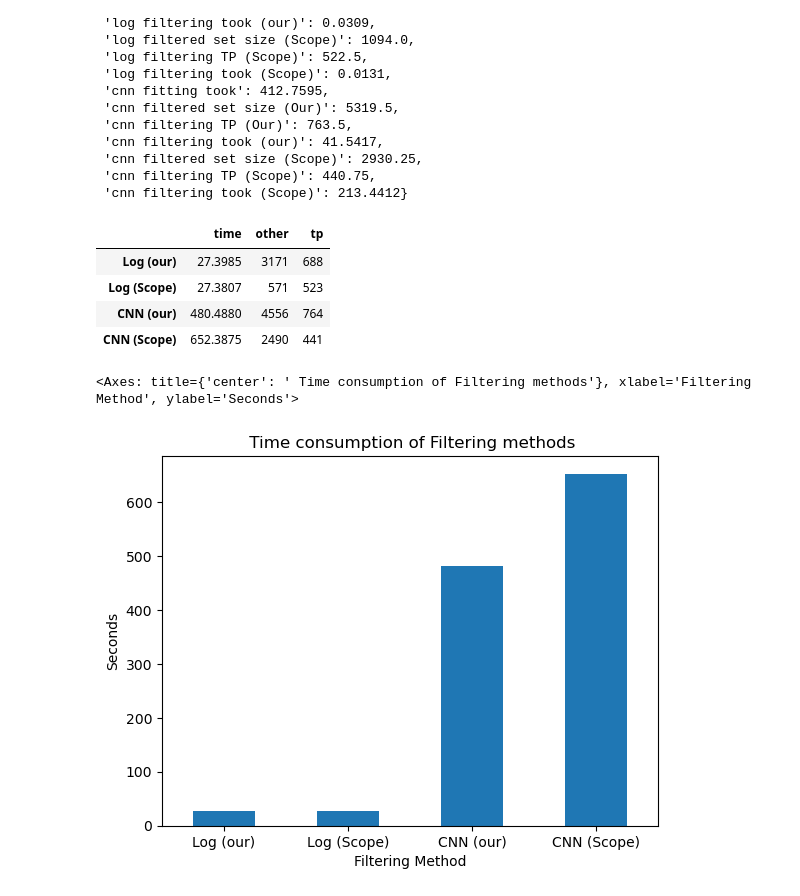
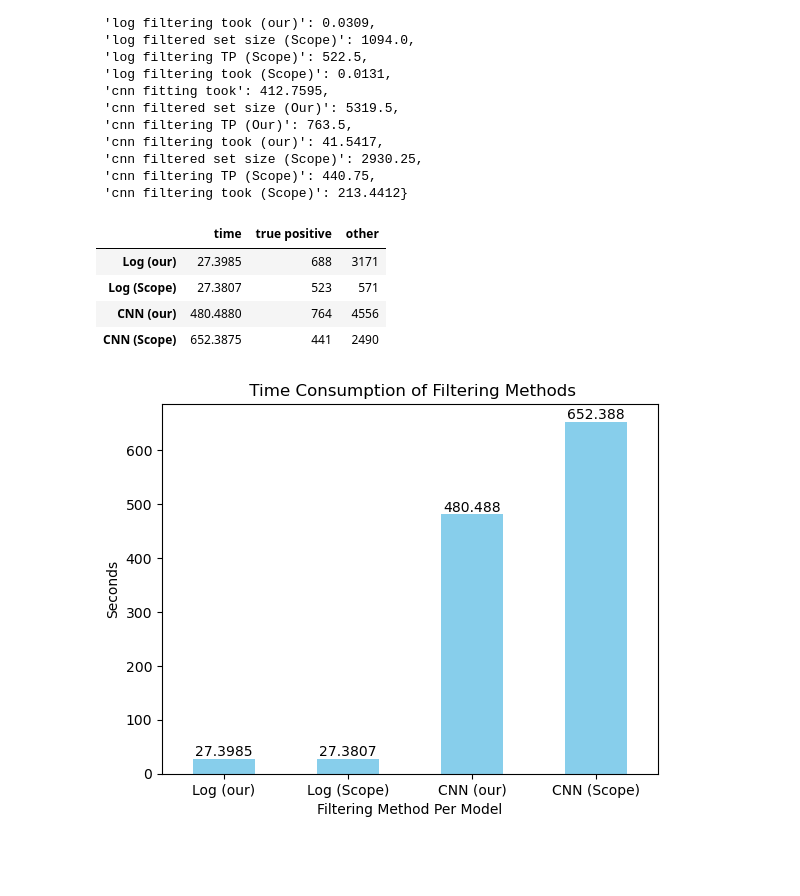
Before and after one commit to ridhaalkhabaz/Conver_SAT, a Jupyter notebook: visualizations.ipynb, the cells around one changed output. Drawn from its saved outputs; the diff is of its cells as text; code cells hidden in the pictures; blank space fills up the shorter version.

```diff
--- a/visualizations.ipynb
+++ b/visualizations.ipynb
@@ -52,17 +55,18 @@ index = ['Log (our)', 'Log (Scope)', 'CNN (our)',  'CNN (Scope)']
 time = [(12.7902+13.3966+1.1808+0.0309), (12.7902+13.3966+1.1808+0.0131), (12.7902+13.3966+412.7595+41.5417), (12.7902+13.3966+412.7595+213.4412)]
 size_filtered = [3859-688, 1094-523, 5320-764, 2931-441]
 tp = [688, 523, 764, 441]
-poolt = pd.DataFrame({'time': time, 'tp':tp, 'other': size_filtered}, index=index)
+poolt = pd.DataFrame({'time': time, 'true positive':tp, 'other': size_filtered}, index=index)
 poolt.head()
 # %% [output]
-|  | time | other | tp |
-| Log (our) | 27.3985 | 3171 | 688 |
-| Log (Scope) | 27.3807 | 571 | 523 |
-| CNN (our) | 480.4880 | 4556 | 764 |
-| CNN (Scope) | 652.3875 | 2490 | 441 |
+|  | time | true positive | other |
+| Log (our) | 27.3985 | 688 | 3171 |
+| Log (Scope) | 27.3807 | 523 | 571 |
+| CNN (our) | 480.4880 | 764 | 4556 |
+| CNN (Scope) | 652.3875 | 441 | 2490 |
 # %%
-poolt.time.plot.bar(rot=0, xlabel='Filtering Method', ylabel='Seconds', title =' Time consumption of Filtering methods')
+ax = poolt.time.plot.bar(rot=0, xlabel='Filtering Method Per Model', ylabel='Seconds', title =' Time Consumption of Filtering Methods',  color =("skyblue"))
+for container in ax.containers:
+    ax.bar_label(container)
 # %% [output]
-<Axes: title={'center': ' Time consumption of Filtering methods'}, xlabel='Filtering Method', ylabel='Seconds'>
-[figure, old version]
+[figure, new version]
 # %%
```
Also changed, not shown: parts of 2 cells of this notebook, 4 other files.
